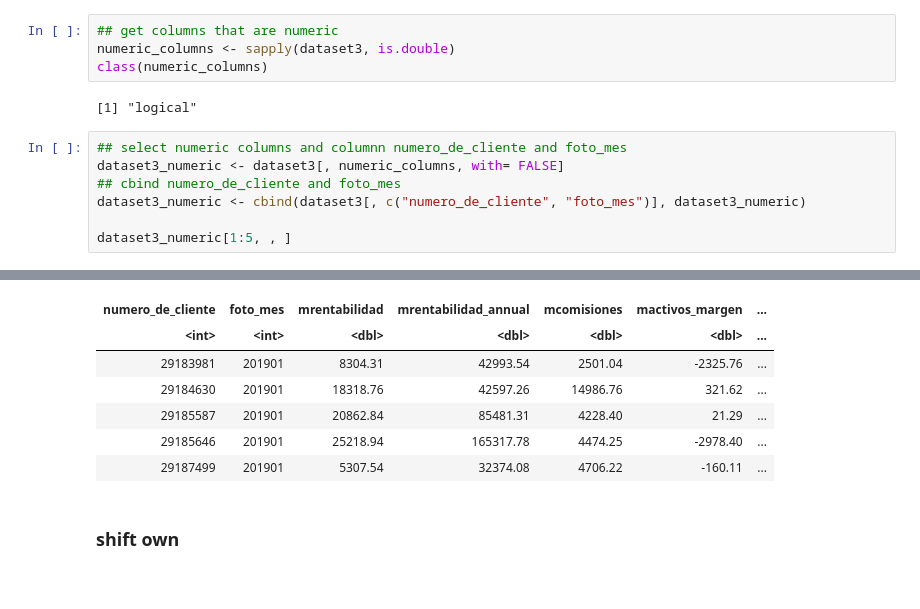
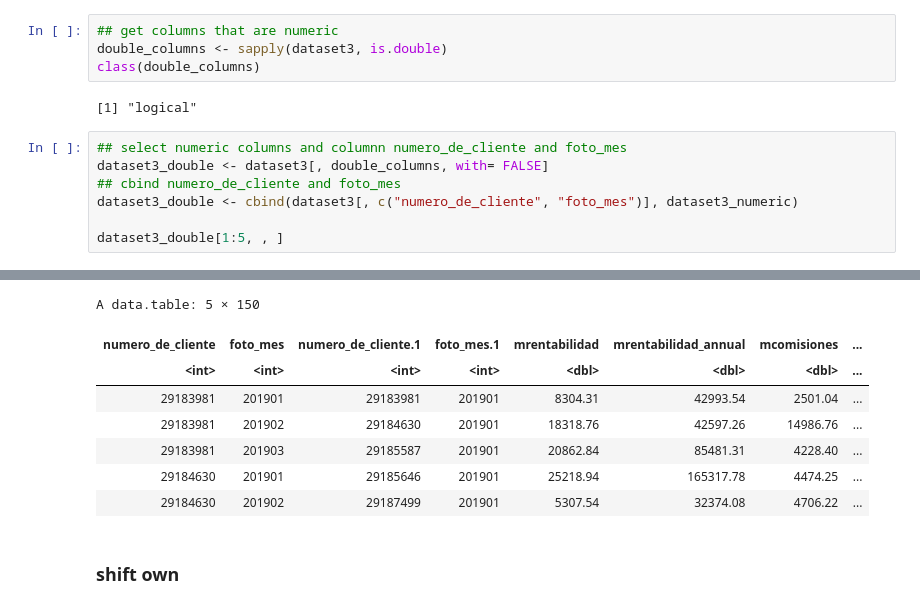
Before and after one commit to bettachini/dmeyf2023, a Jupyter notebook: zweite/engineering.ipynb, the cells around one changed output, grey strips where cells are left out. Cells and saved outputs as stored; diff of their text form.

```diff
--- a/zweite/engineering.ipynb
+++ b/zweite/engineering.ipynb
@@ -35,14 +55,14 @@ max(dataset3[,foto_mes])
 # %%
 ## get columns that are numeric
-numeric_columns <- sapply(dataset3, is.double)
-class(numeric_columns)
+double_columns <- sapply(dataset3, is.double)
+class(double_columns)
 # %% [output]
 [1] "logical"
 # %%
 ## select numeric columns and columnn numero_de_cliente and foto_mes
-dataset3_numeric <- dataset3[, numeric_columns, with= FALSE]
+dataset3_double <- dataset3[, double_columns, with= FALSE]
 ## cbind numero_de_cliente and foto_mes
-dataset3_numeric <- cbind(dataset3[, c("numero_de_cliente", "foto_mes")], dataset3_numeric)
+dataset3_double <- cbind(dataset3[, c("numero_de_cliente", "foto_mes")], dataset3_numeric)
 
-dataset3_numeric[1:5, , ]
+dataset3_double[1:5, , ]
 # %% [output]
@@ -50,10 +71,11 @@ A data.table: 5 × 75
+A data.table: 5 × 150
-| numero_de_cliente | foto_mes | mrentabilidad | mrentabilidad_annual | mcomisiones | mactivos_margen | ... |
-| <int> | <int> | <dbl> | <dbl> | <dbl> | <dbl> | ... |
-| 29183981 | 201901 | 8304.31 | 42993.54 | 2501.04 | -2325.76 | ... |
-| 29184630 | 201901 | 18318.76 | 42597.26 | 14986.76 | 321.62 | ... |
-| 29185587 | 201901 | 20862.84 | 85481.31 | 4228.40 | 21.29 | ... |
-| 29185646 | 201901 | 25218.94 | 165317.78 | 4474.25 | -2978.40 | ... |
-| 29187499 | 201901 | 5307.54 | 32374.08 | 4706.22 | -160.11 | ... |
+| numero_de_cliente | foto_mes | numero_de_cliente.1 | foto_mes.1 | mrentabilidad | mrentabilidad_annual | mcomisiones | ... |
+| <int> | <int> | <int> | <int> | <dbl> | <dbl> | <dbl> | ... |
+| 29183981 | 201901 | 29183981 | 201901 | 8304.31 | 42993.54 | 2501.04 | ... |
+| 29183981 | 201902 | 29184630 | 201901 | 18318.76 | 42597.26 | 14986.76 | ... |
+| 29183981 | 201903 | 29185587 | 201901 | 20862.84 | 85481.31 | 4228.40 | ... |
+| 29184630 | 201901 | 29185646 | 201901 | 25218.94 | 165317.78 | 4474.25 | ... |
+| 29184630 | 201902 | 29187499 | 201901 | 5307.54 | 32374.08 | 4706.22 | ... |
 # %% [markdown]
 ### shift own
 # %%
```
Also changed, not shown: parts of 23 cells of this notebook, 4 other files.
